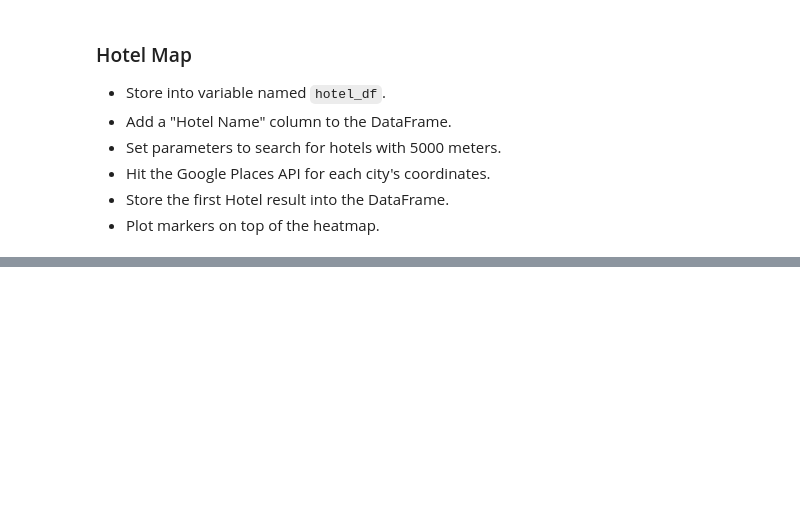
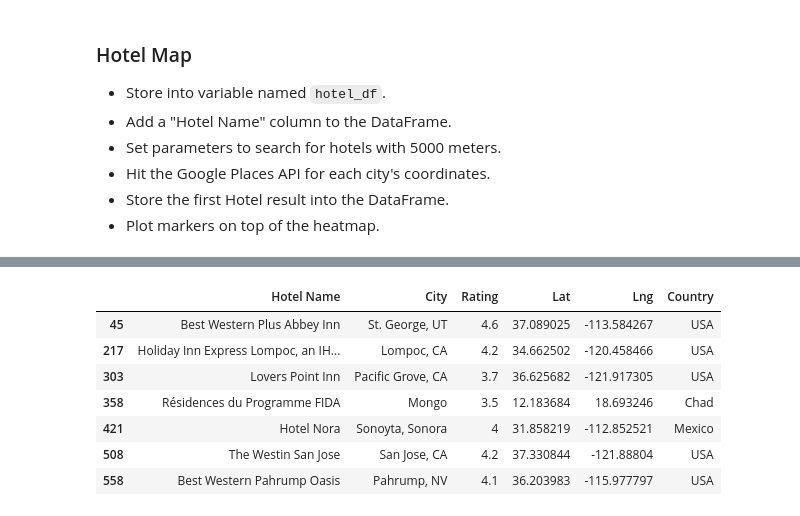
Before and after one commit to hamcha555/python-api-challenge, a Jupyter notebook: VacationPy/VacationPy.ipynb, the cells around one changed output, grey strips where cells are left out. Cells and saved outputs as stored; diff of their text form; code cells hidden in the pictures; blank space fills up the shorter version.

```diff
--- a/VacationPy/VacationPy.ipynb
+++ b/VacationPy/VacationPy.ipynb
@@ -37,3 +110,12 @@ from api_keys import g_key
 * Hit the Google Places API for each city's coordinates.
 * Store the first Hotel result into the DataFrame.
 * Plot markers on top of the heatmap.
+# %%
+hotel_df = pd.DataFrame()
+# %%
+hotel_df['Hotel Name'] = ""
+hotel_df['City'] = ""
+hotel_df['Rating'] = ""
+hotel_df["Lat"] = ""
+hotel_df["Lng"] = ""
+# hotel_df["LatLong"] = list(zip(vaca_df.Latitude, vaca_df.Longitude))
@@ -39,0 +207,21 @@ from api_keys import g_key
+# %%
+# # split hotel_city['City]' to create city and country columns and
+# #             remove unnecessary characters
+
+test_df = pd.DataFrame()
+
+test_df["City"] = hotel_df["City"].apply(lambda x: x[8:])
+test_df["City"] = test_df["City"].apply(lambda x: x[:-5])
+test_df["City"][358] = test_df["City"][358][:-1]
+test_df["City"][421] = test_df["City"][421][:-3]
+
+test_df["Country"] = hotel_df["City"].apply(lambda x: x[8:])
+test_df["Country"] = test_df["Country"].apply(lambda x: x[-6:])
+test_df["Country"][45] = test_df["Country"][45][3:]
+test_df["Country"][217] = test_df["Country"][217][3:]
+test_df["Country"][303] = test_df["Country"][303][3:]
+test_df["Country"][508] = test_df["Country"][508][3:]
+test_df["Country"][558] = test_df["Country"][558][3:]
+test_df["Country"][358] = test_df["Country"][358][2:]
+
+test_df
@@ -40,3 +237,17 @@ from api_keys import g_key
+# %%
+hotel_df['City']=test_df['City']
+hotel_df['Country']=test_df['Country']
+# %%
+hotel_df
+# %% [output]
+|  | Hotel Name | City | Rating | Lat | Lng | Country |
+| 45 | Best Western Plus Abbey Inn | St. George, UT | 4.6 | 37.089025 | -113.584267 | USA |
+| 217 | Holiday Inn Express Lompoc, an IH... | Lompoc, CA | 4.2 | 34.662502 | -120.458466 | USA |
+| 303 | Lovers Point Inn | Pacific Grove, CA | 3.7 | 36.625682 | -121.917305 | USA |
+| 358 | Résidences du Programme FIDA | Mongo | 3.5 | 12.183684 | 18.693246 | Chad |
+| 421 | Hotel Nora | Sonoyta, Sonora | 4 | 31.858219 | -112.852521 | Mexico |
+| 508 | The Westin San Jose | San Jose, CA | 4.2 | 37.330844 | -121.88804 | USA |
+| 558 | Best Western Pahrump Oasis | Pahrump, NV | 4.1 | 36.203983 | -115.977797 | USA |
 # %%
 # NOTE: Do not change any of the code in this cell
 
```
Also changed, not shown: parts of 18 cells of this notebook, 4 other files.
